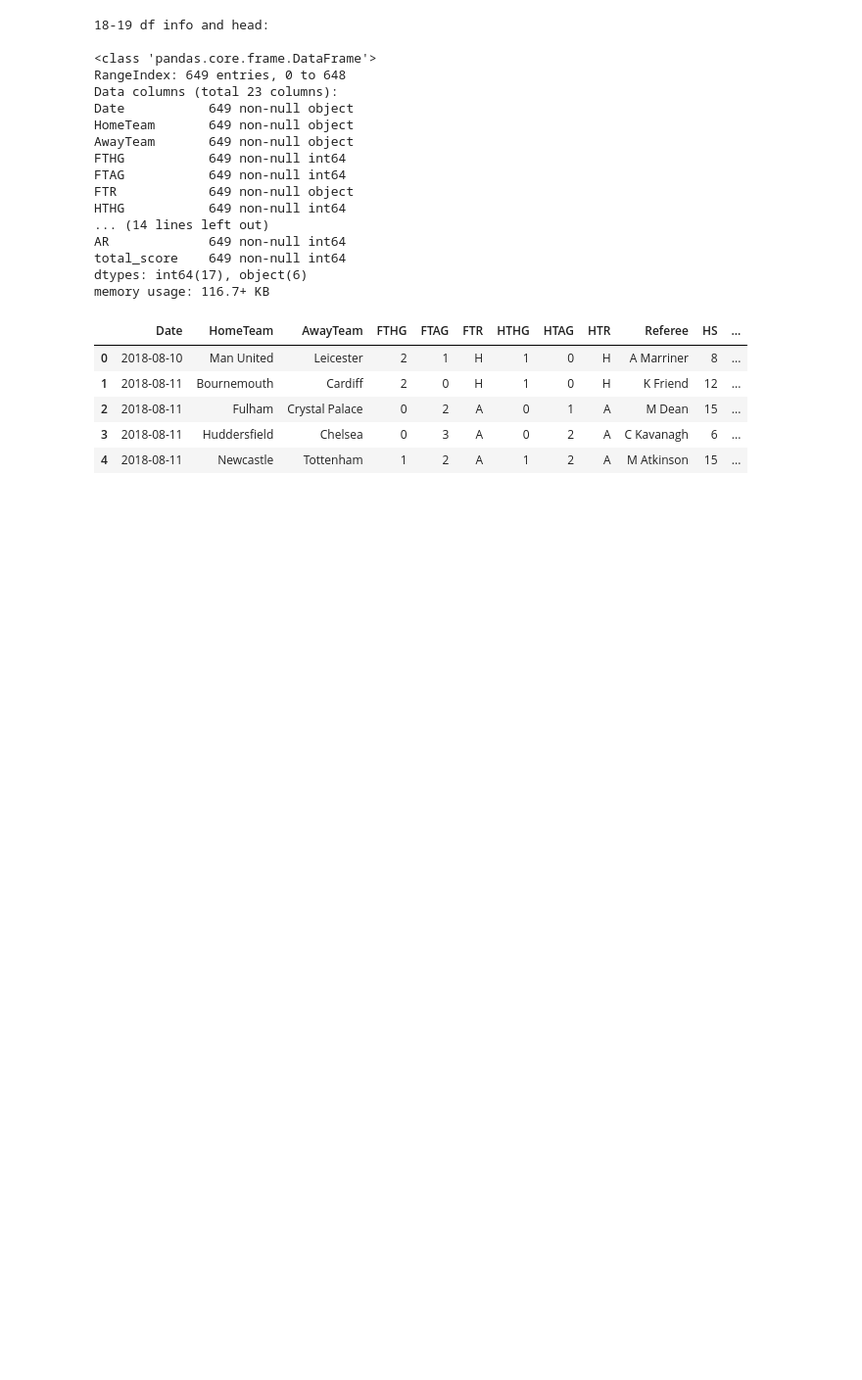
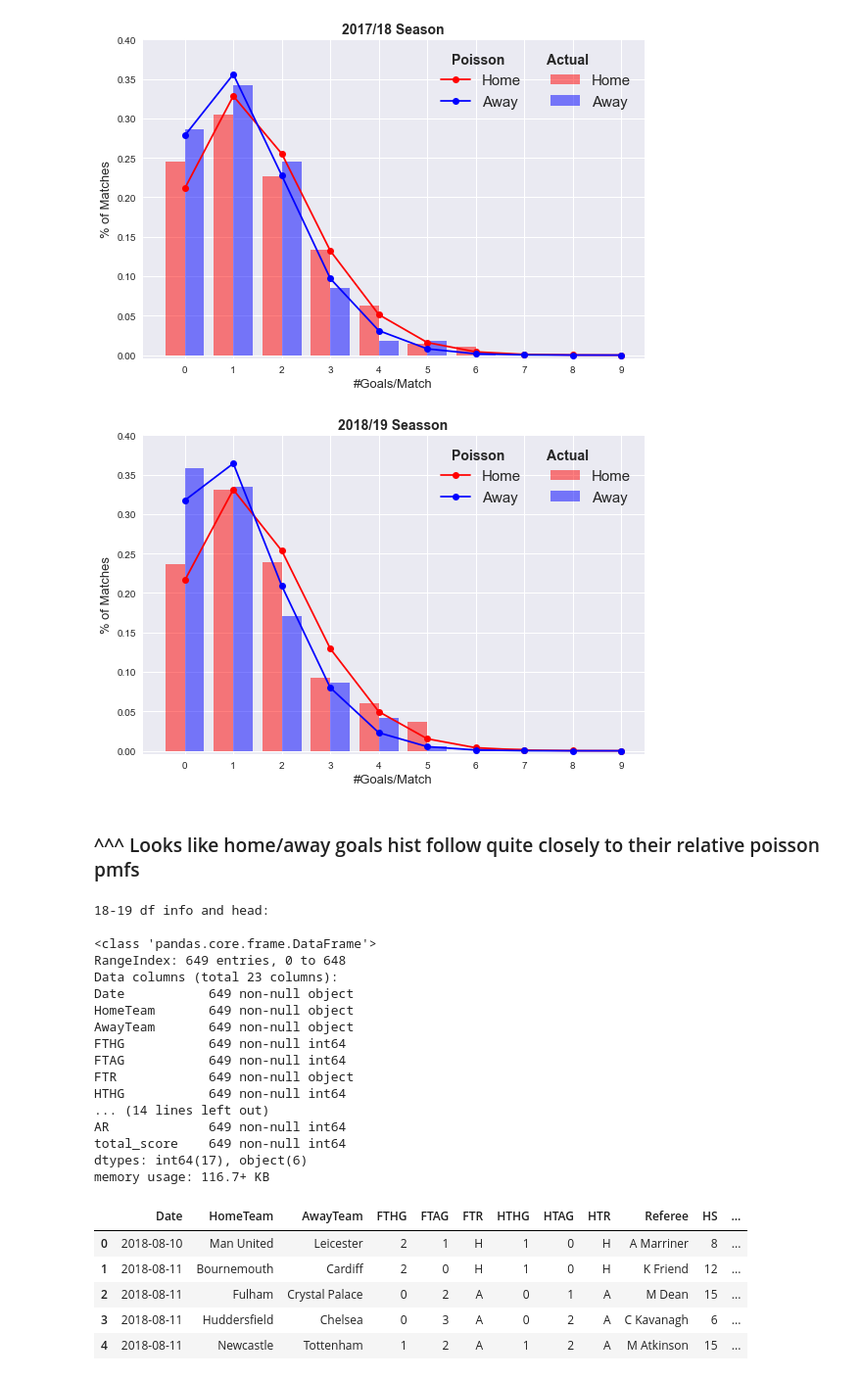
Before and after one commit to DataDavD/ddapp, a Jupyter notebook: ddapp/model.ipynb, the cells around one changed output. Shown: that part at 98% size. Drawn from its saved outputs; the diff is of its cells as text; code cells hidden in the pictures; blank space fills up the shorter version.

Commit message:
updated notebook: analyzed plots and created y.

```diff
--- a/ddapp/model.ipynb
+++ b/ddapp/model.ipynb
@@ -184,2 +140,11 @@ Text(0, 0.5, 'Prop. of Matches')
+# %%
+# run goal plotting function on 2017/18 and 2017/18 seasons and combined
+hagoal_plot(df=df, title='2017/18 Season')
+hagoal_plot(df=df2, title='2018/19 Seasson')
+# %% [output]
+[figure, added]
+[figure, added]
+# %% [markdown]
+### ^^^ Looks like home/away goals hist follow quite closely to their relative poisson pmfs
 # %%
 # create total score field, which will be label/y value of model
```
Also changed, not shown: parts of 25 cells of this notebook.
